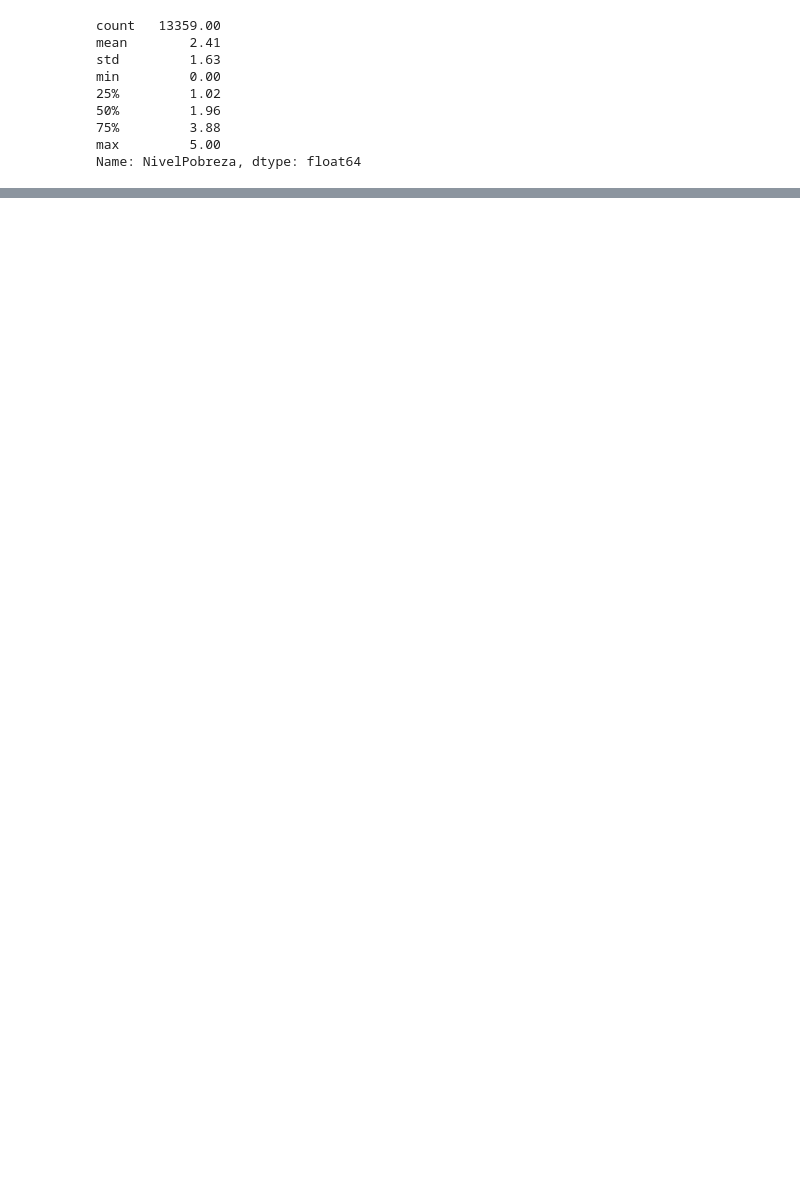
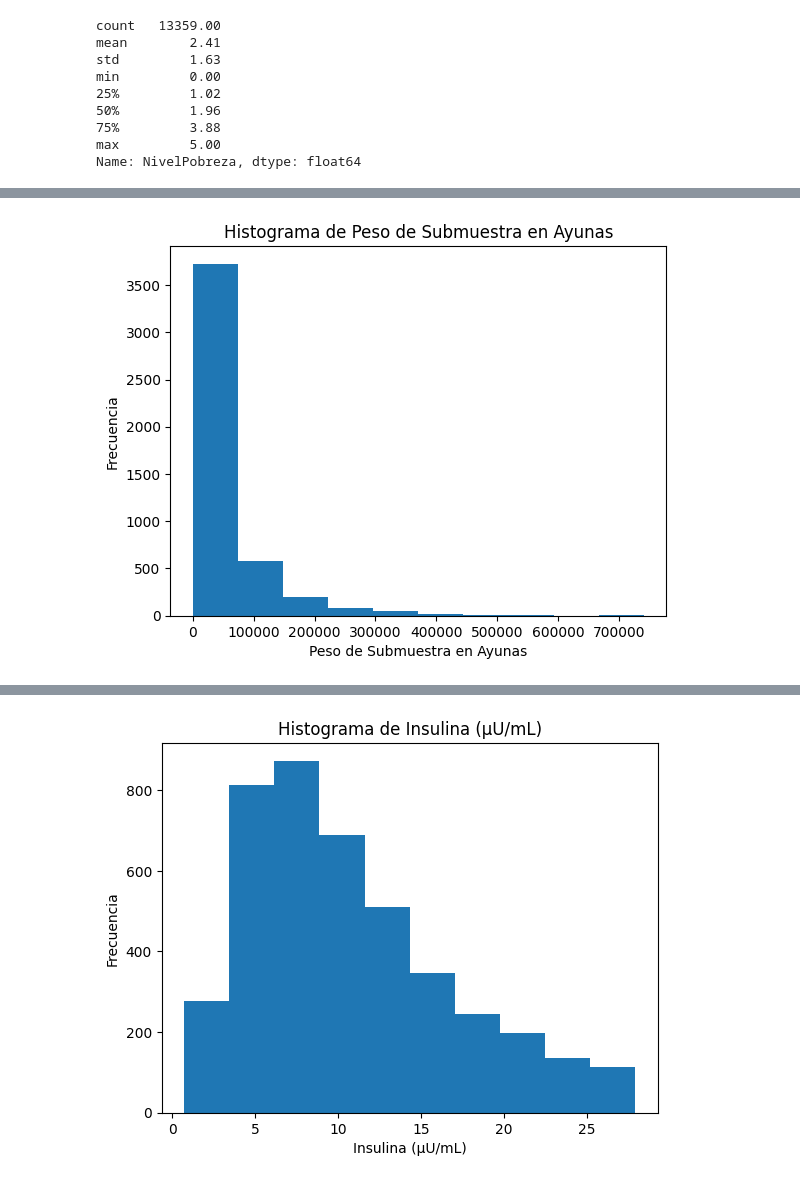
Before and after one commit to Manjanans/nhanes, a Jupyter notebook: notebooks/Untitled.ipynb, the cells around one changed output, grey strips where cells are left out. Drawn from its saved outputs; the diff is of its cells as text; code cells hidden in the pictures; blank space fills up the shorter version.

```diff
--- a/notebooks/Untitled.ipynb
+++ b/notebooks/Untitled.ipynb
@@ -248,0 +376,8 @@ consideracion_insulina = pd.merge(consideracion, insulina, on='ID', how='inner')
+# %%
+for col in consideracion_insulina_limpio.columns[7:-1]:
+  plt.hist(consideracion_insulina_limpio[col])
+  plt.title(f'Histograma de {col}')
+  plt.xlabel(col)
+  plt.ylabel('Frecuencia')
+  plt.show()
+# %% [output]
@@ -248,0 +385 @@ consideracion_insulina = pd.merge(consideracion, insulina, on='ID', how='inner')
+[figure, added]
@@ -248,0 +387 @@ consideracion_insulina = pd.merge(consideracion, insulina, on='ID', how='inner')
+[figure, added]
```
Also changed, not shown: parts of 36 cells of this notebook.
